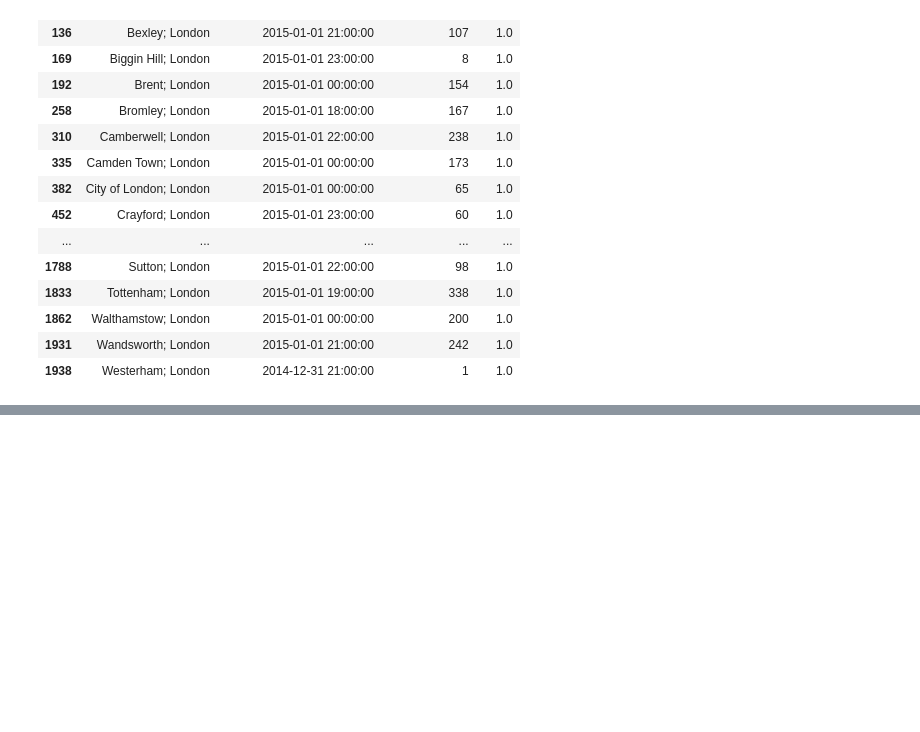
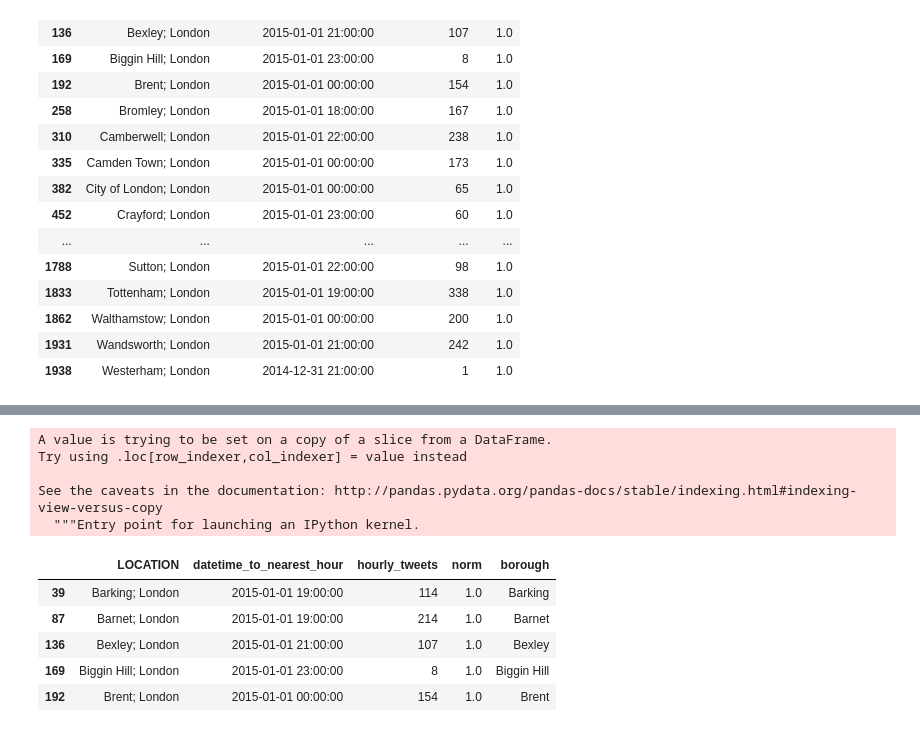
Before and after one commit to tpgmartin/london_new_years_tweets, a Jupyter notebook: Group London Tweets by Borough.ipynb, the cells around one changed output, grey strips where cells are left out. Saved outputs shown, nothing was run; the diff lists cells and outputs as text; code cells hidden in the pictures; blank space fills up the shorter version.

```diff
--- a/Group London Tweets by Borough.ipynb
+++ b/Group London Tweets by Borough.ipynb
@@ -12,5 +13,3 @@ london_tweets.head()
 | 2 | 550226827944660992 | NaN | -0.014891 | 51.354042 | -0.014891 | 51.354042 | 31/12/2014 09:47:53 | 55872342 | MissGee_Pee | ... |
 | 3 | 550226837537058816 | NaN | 0.006698 | 51.532020 | 0.006698 | 51.532021 | 31/12/2014 09:47:55 | 147266450 | vinita_ramtri | ... |
 | 4 | 550227214227505152 | NaN | 0.214417 | 51.582535 | 0.214417 | 51.582535 | 31/12/2014 09:49:25 | 518928608 | CallumGordon7 | ... |
-# %%
-tweets_by_datetime_and_location = london_tweets[["LOCATION","DATETIME"]]
@@ -90,0 +92,17 @@ hourly_tweets_by_datetime_and_location.to_csv("./data/hourly_tweets_by_datetime_
+# %%
+peak_hourly_tweets_by_borough["borough"] = peak_hourly_tweets_by_borough.LOCATION.apply(lambda location: location.split(";")[0])
+# %% [output]
+A value is trying to be set on a copy of a slice from a DataFrame.
+Try using .loc[row_indexer,col_indexer] = value instead
+
+See the caveats in the documentation: http://pandas.pydata.org/pandas-docs/stable/indexing.html#indexing-view-versus-copy
+  """Entry point for launching an IPython kernel.
+# %%
+peak_hourly_tweets_by_borough.head()
+# %% [output]
+|  | LOCATION | datetime_to_nearest_hour | hourly_tweets | norm | borough |
+| 39 | Barking; London | 2015-01-01 19:00:00 | 114 | 1.0 | Barking |
+| 87 | Barnet; London | 2015-01-01 19:00:00 | 214 | 1.0 | Barnet |
+| 136 | Bexley; London | 2015-01-01 21:00:00 | 107 | 1.0 | Bexley |
+| 169 | Biggin Hill; London | 2015-01-01 23:00:00 | 8 | 1.0 | Biggin Hill |
+| 192 | Brent; London | 2015-01-01 00:00:00 | 154 | 1.0 | Brent |
```
Also changed, not shown: parts of 20 cells of this notebook, 2 other files.
